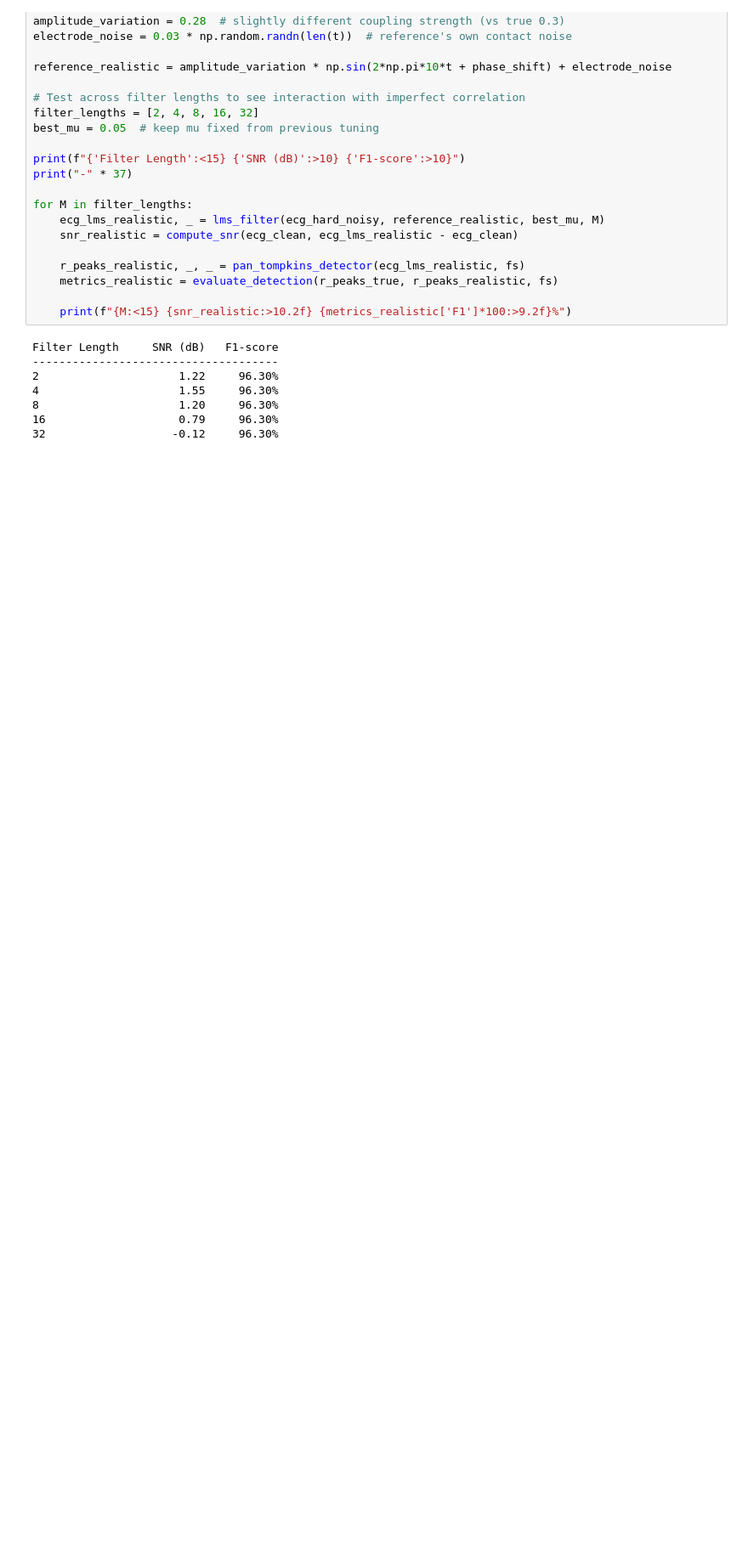
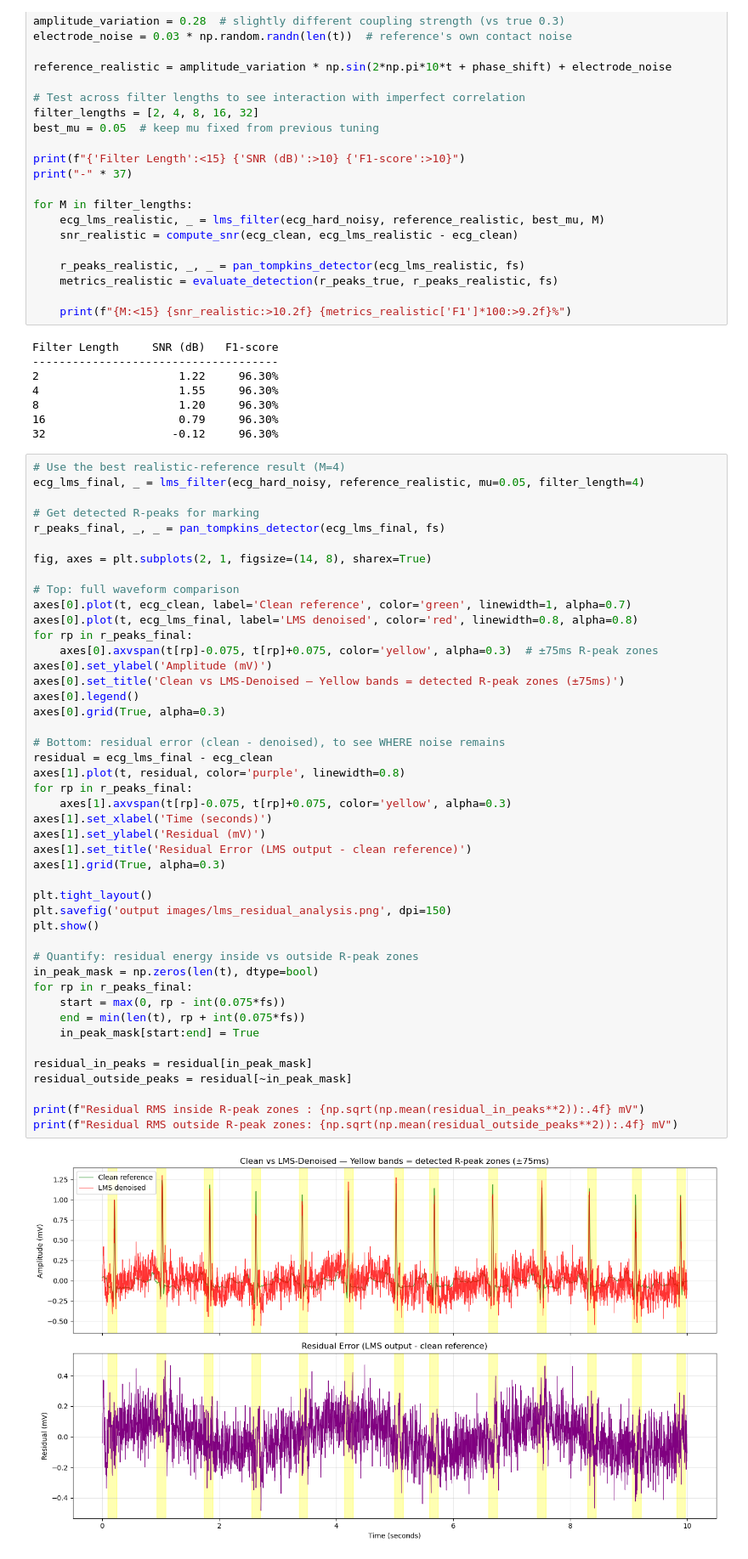
Before and after one commit to santhoshrk08/dsp_learning, a Jupyter notebook: month2_wavelet_analysis.ipynb, the cells around one changed output. Shown at 85% size. Drawn from its saved outputs; the diff is of its cells as text; blank space fills up the shorter version.

```diff
--- a/month2_wavelet_analysis.ipynb
+++ b/month2_wavelet_analysis.ipynb
@@ -519,3 +519,50 @@ Filter Length     SNR (dB)   F1-score
 8                     1.20     96.30%
 16                    0.79     96.30%
 32                   -0.12     96.30%
+# %%
+# Use the best realistic-reference result (M=4)
+ecg_lms_final, _ = lms_filter(ecg_hard_noisy, reference_realistic, mu=0.05, filter_length=4)
+
+# Get detected R-peaks for marking
+r_peaks_final, _, _ = pan_tompkins_detector(ecg_lms_final, fs)
+
+fig, axes = plt.subplots(2, 1, figsize=(14, 8), sharex=True)
+
+# Top: full waveform comparison
+axes[0].plot(t, ecg_clean, label='Clean reference', color='green', linewidth=1, alpha=0.7)
+axes[0].plot(t, ecg_lms_final, label='LMS denoised', color='red', linewidth=0.8, alpha=0.8)
+for rp in r_peaks_final:
+    axes[0].axvspan(t[rp]-0.075, t[rp]+0.075, color='yellow', alpha=0.3)  # ±75ms R-peak zones
+axes[0].set_ylabel('Amplitude (mV)')
+axes[0].set_title('Clean vs LMS-Denoised — Yellow bands = detected R-peak zones (±75ms)')
+axes[0].legend()
+axes[0].grid(True, alpha=0.3)
+
+# Bottom: residual error (clean - denoised), to see WHERE noise remains
+residual = ecg_lms_final - ecg_clean
+axes[1].plot(t, residual, color='purple', linewidth=0.8)
+for rp in r_peaks_final:
+    axes[1].axvspan(t[rp]-0.075, t[rp]+0.075, color='yellow', alpha=0.3)
+axes[1].set_xlabel('Time (seconds)')
+axes[1].set_ylabel('Residual (mV)')
+axes[1].set_title('Residual Error (LMS output - clean reference)')
+axes[1].grid(True, alpha=0.3)
+
+plt.tight_layout()
+plt.savefig('output images/lms_residual_analysis.png', dpi=150)
+plt.show()
+
+# Quantify: residual energy inside vs outside R-peak zones
+in_peak_mask = np.zeros(len(t), dtype=bool)
+for rp in r_peaks_final:
+    start = max(0, rp - int(0.075*fs))
+    end = min(len(t), rp + int(0.075*fs))
+    in_peak_mask[start:end] = True
+
+residual_in_peaks = residual[in_peak_mask]
+residual_outside_peaks = residual[~in_peak_mask]
+
+print(f"Residual RMS inside R-peak zones : {np.sqrt(np.mean(residual_in_peaks**2)):.4f} mV")
+print(f"Residual RMS outside R-peak zones: {np.sqrt(np.mean(residual_outside_peaks**2)):.4f} mV")
+# %% [output]
+[figure, added]
```
Also changed, not shown: parts of 3 cells of this notebook, 1 other file.
